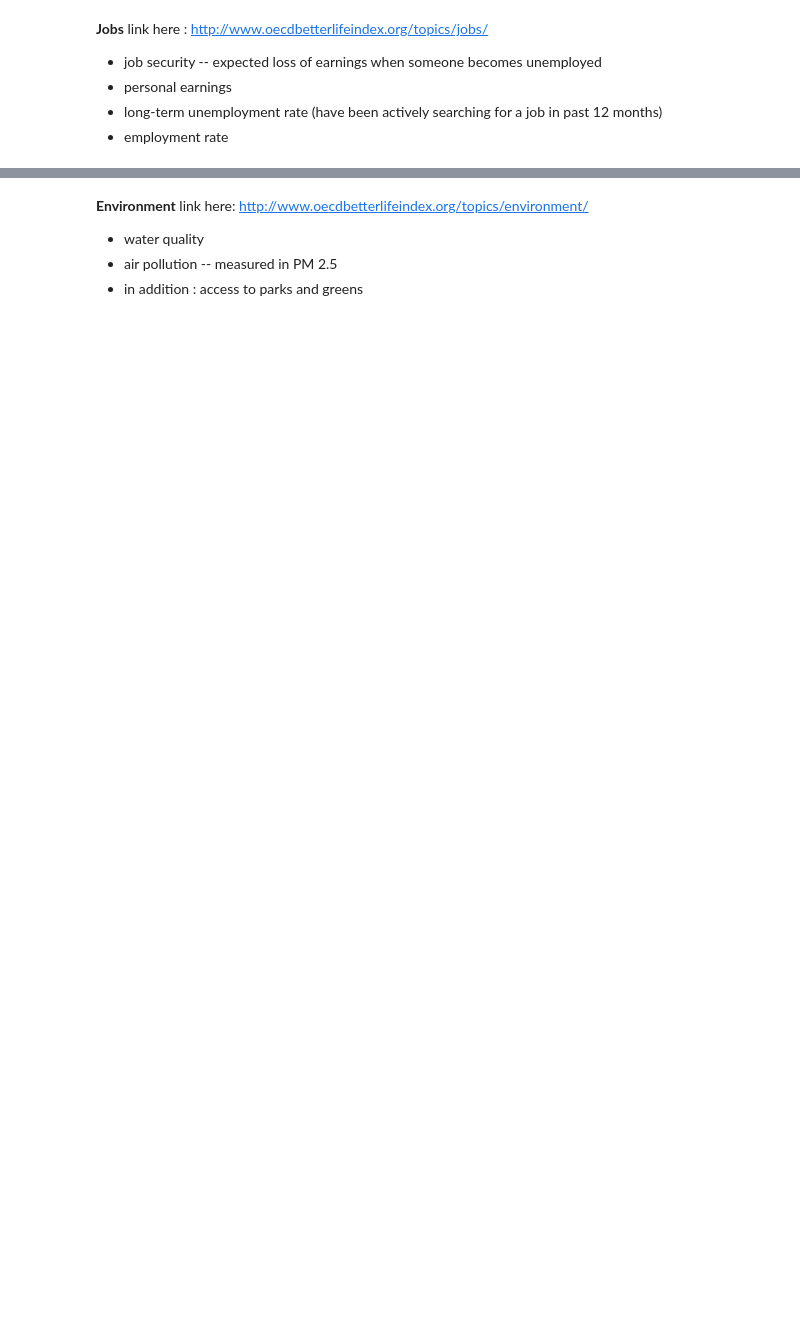
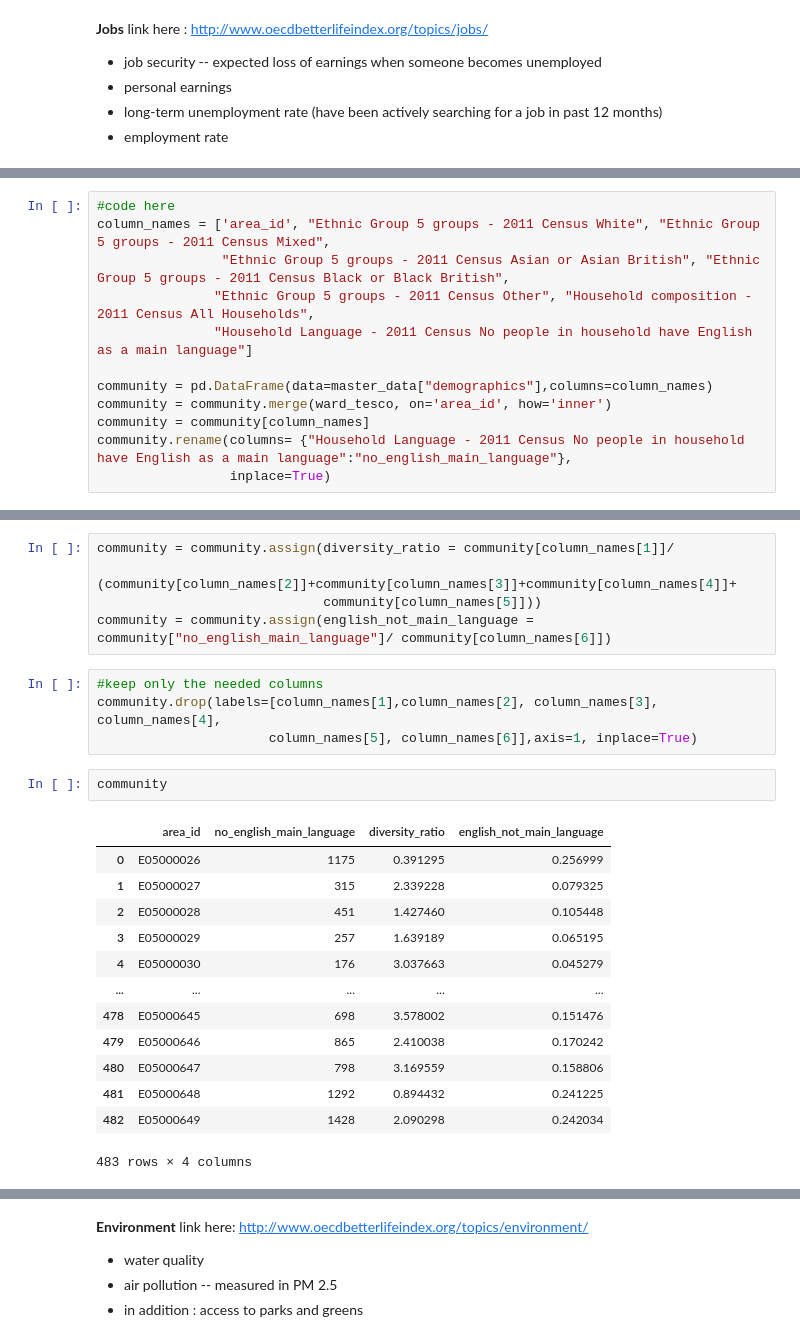
Before and after one commit to epfl-ada/ada-2020-project-milestone-p3-p3_datasurferz, a Jupyter notebook: p4.ipynb, the cells around one changed output, grey strips where cells are left out. Drawn from its saved outputs; the diff is of its cells as text; blank space fills up the shorter version.

```diff
--- a/p4.ipynb
+++ b/p4.ipynb
@@ -156,0 +209,12 @@ link here : http://www.oecdbetterlifeindex.org/topics/community/
+# %%
+#code here
+column_names = ['area_id', "Ethnic Group 5 groups - 2011 Census White", "Ethnic Group 5 groups - 2011 Census Mixed",
+                "Ethnic Group 5 groups - 2011 Census Asian or Asian British", "Ethnic Group 5 groups - 2011 Census Black or Black British",
+               "Ethnic Group 5 groups - 2011 Census Other", "Household composition - 2011 Census All Households",
+               "Household Language - 2011 Census No people in household have English as a main language"]
+
+community = pd.DataFrame(data=master_data["demographics"],columns=column_names)
+community = community.merge(ward_tesco, on='area_id', how='inner')
+community = community[column_names]
+community.rename(columns= {"Household Language - 2011 Census No people in household have English as a main language":"no_english_main_language"},
+                 inplace=True)
@@ -157,2 +223,27 @@ link here : http://www.oecdbetterlifeindex.org/topics/community/
+# %%
+community = community.assign(diversity_ratio = community[column_names[1]]/
+                             (community[column_names[2]]+community[column_names[3]]+community[column_names[4]]+
+                             community[column_names[5]]))
+community = community.assign(english_not_main_language = community["no_english_main_language"]/ community[column_names[6]])
+# %%
+#keep only the needed columns
+community.drop(labels=[column_names[1],column_names[2], column_names[3], column_names[4],
+                      column_names[5], column_names[6]],axis=1, inplace=True)
+# %%
+community
+# %% [output]
+|  | area_id | no_english_main_language | diversity_ratio | english_not_main_language |
+| 0 | E05000026 | 1175 | 0.391295 | 0.256999 |
+| 1 | E05000027 | 315 | 2.339228 | 0.079325 |
+| 2 | E05000028 | 451 | 1.427460 | 0.105448 |
+| 3 | E05000029 | 257 | 1.639189 | 0.065195 |
+| 4 | E05000030 | 176 | 3.037663 | 0.045279 |
+| ... | ... | ... | ... | ... |
+| 478 | E05000645 | 698 | 3.578002 | 0.151476 |
+| 479 | E05000646 | 865 | 2.410038 | 0.170242 |
+| 480 | E05000647 | 798 | 3.169559 | 0.158806 |
+| 481 | E05000648 | 1292 | 0.894432 | 0.241225 |
+| 482 | E05000649 | 1428 | 2.090298 | 0.242034 |
+483 rows × 4 columns
 # %% [markdown]
 **Education** link here : http://www.oecdbetterlifeindex.org/topics/education/
```
Also changed, not shown: parts of 30 cells of this notebook.
